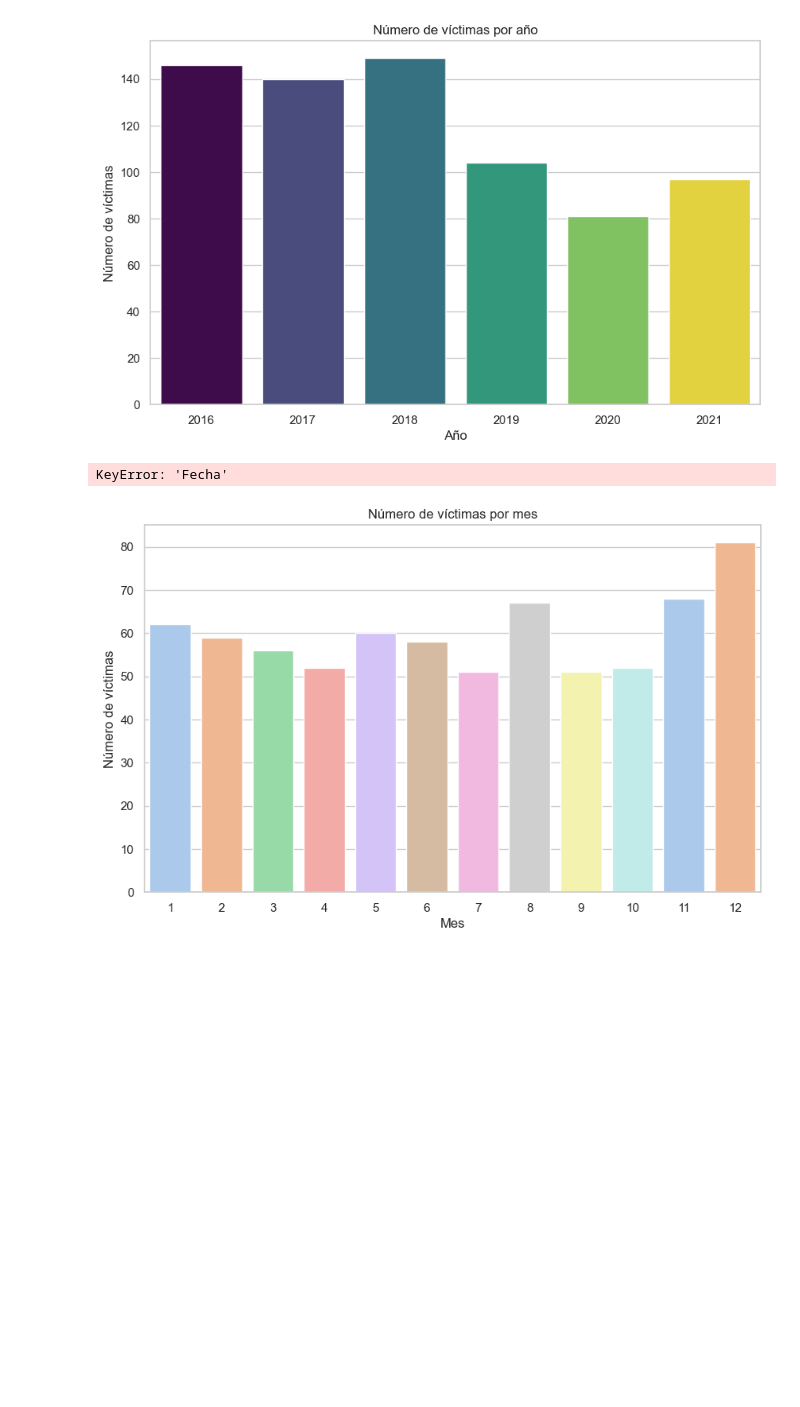
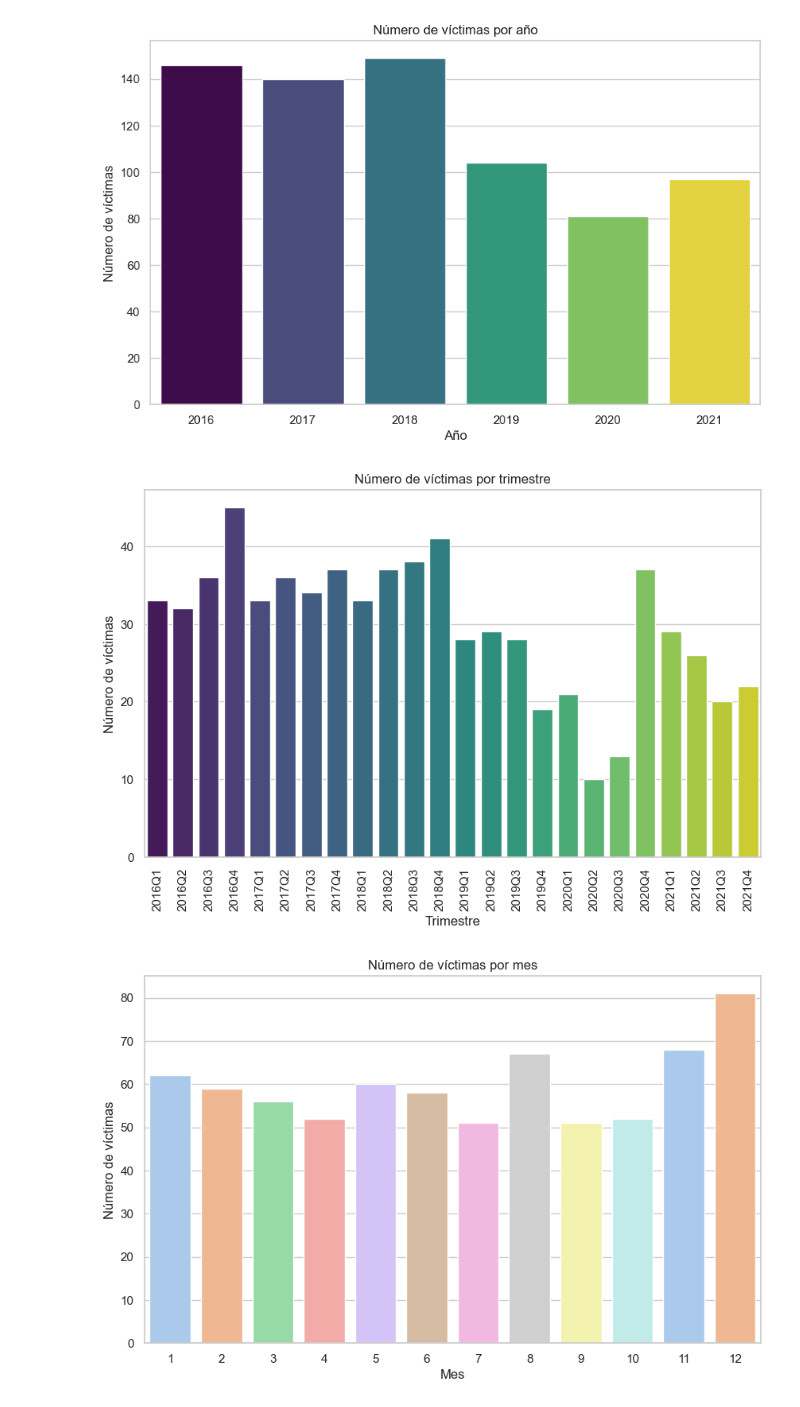
Before and after one commit to MarceloOrtizz/Proyecto_DA_Siniestros_Viales, a Jupyter notebook: eda.ipynb, the cells around one changed output. Drawn from its saved outputs; the diff is of its cells as text; code cells hidden in the pictures; blank space fills up the shorter version.

Commit message:
eda grafico por trimestre

```diff
--- a/eda.ipynb
+++ b/eda.ipynb
@@ -158,27 +158,27 @@ plt.show()
 # %% [output]
 [figure]
 # %%
-import seaborn as sns
-import matplotlib.pyplot as plt
-import pandas as pd
+# Crear la columna 'Fecha' a partir de 'AAAA' y 'MM' como str
+df["Fecha"] = df["AAAA"].astype(str) + '-' + df["MM"].astype(str) + '-01'  # Asumo que el día es 01 para simplificar
+# Convertir la variable de tiempo a formato datetime
+df["Fecha"] = pd.to_datetime(df["Fecha"], errors='coerce')
 
-# Supongamos que ya tienes un DataFrame df con la columna 'Fecha' en formato datetime
-# Si no está en datetime, conviértela antes
+# Crear la columna 'Trimestre' a partir de la columna 'Fecha'
 df["Trimestre"] = df["Fecha"].dt.to_period('Q')
 
 # Configurar el estilo de seaborn para hacer los gráficos más atractivos
 sns.set(style="whitegrid")
 
 # Crear un gráfico de barras para contar la cantidad de víctimas por trimestre
 plt.figure(figsize=(10, 6))
 sns.countplot(x='Trimestre', data=df, palette='viridis', hue='Trimestre', dodge=False, legend=False)
 plt.title('Número de víctimas por trimestre')
 plt.xlabel('Trimestre')
 plt.ylabel('Número de víctimas')
-plt.xticks(rotation=45)  # Rotar las etiquetas del eje x para mejor legibilidad
+plt.xticks(rotation=90)  # Rotar las etiquetas del eje x para mejor legibilidad
 plt.show()
 # %% [output]
-KeyError: 'Fecha'
+[figure, added]
 # %%
 # Gráfico de barras para contar la cantidad de víctimas por mes
 plt.figure(figsize=(10, 6))
```
Also changed, not shown: 1 other file.
